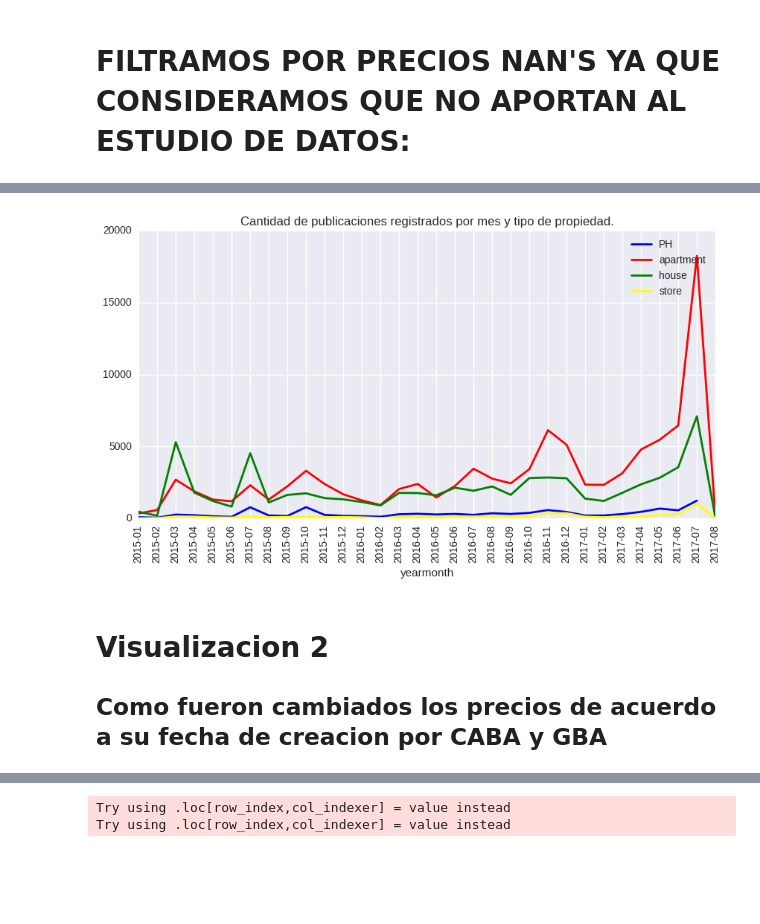
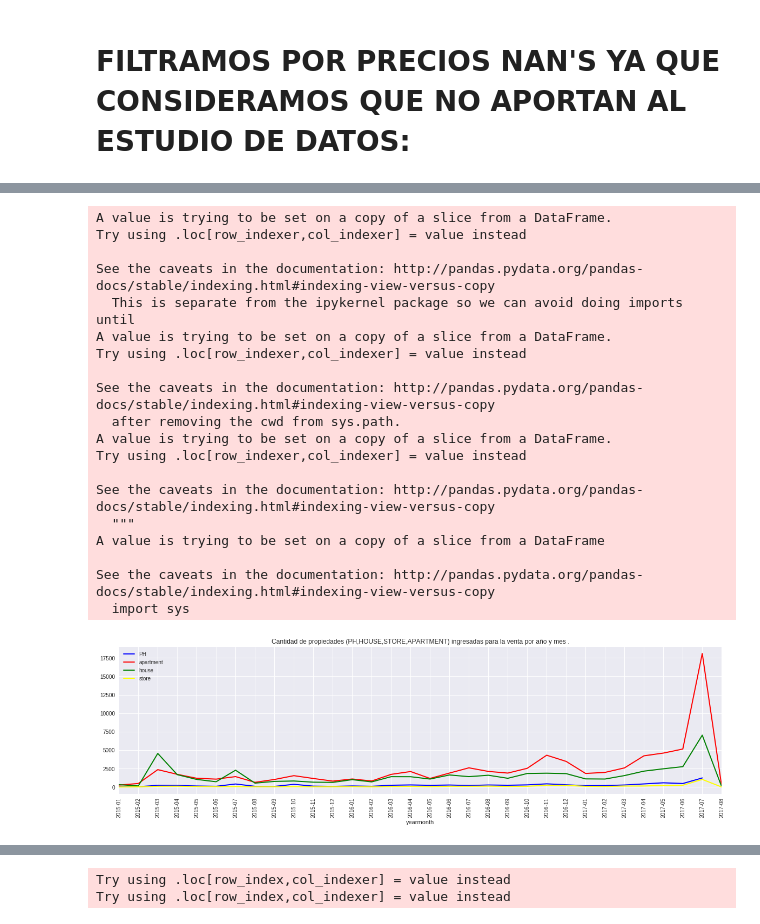
Before and after one commit to ariel55/survivingdata, a Jupyter notebook: TP1_Final.ipynb, the cells around one changed output, grey strips where cells are left out. Cells and saved outputs as stored; diff of their text form; code cells hidden in the pictures; blank space fills up the shorter version.

```diff
--- a/TP1_Final.ipynb
+++ b/TP1_Final.ipynb
@@ -249,0 +267,4 @@ publicacion_Total[:5]
+# %%
+publicacion_Total=publicacion_Total[publicacion_Total['place_name']!='Capital Federal']
+publicacion_Total=publicacion_Total[publicacion_Total['place_name']!='Bs.As. G.B.A. Zona Oeste']
+publicacion_Total
@@ -253,0 +462,8 @@ publicacion_Total[:5]
+# %%
+visualizacion_5=publicacion_Total[['id','created_on','property_type','Year','Month']]
+#borramos los repetidos por id
+visualizacion_5.drop_duplicates(subset=['id'],inplace=True)
+#borramos los nan's en property_type
+visualizacion_5.dropna(subset=['property_type','created_on'],inplace=True)
+#Obtenemos 140627 propiedades a la venta
+visualizacion_5.Year.value_counts()
@@ -254,46 +502,61 @@ publicacion_Total[:5]
 # %%
-#Cantidad total de publicaciones registradas por mes, segun el tipo de propiedad  (PH,apartment,house,store)
+#Cantidad de propiedades que ingresaron a la venta en los ultimos 5 años segun el tipo de propiedad  (PH,apartment,house,store)
 
-visualizacion_1               = publicacion_Total
-visualizacion_1["created_on"] = pd.to_datetime(visualizacion_1.created_on,format="%Y-%m-%d")
-visualizacion_1["yearmonth"]  = visualizacion_1["created_on"].apply(lambda x:x.strftime('%Y-%m'))
-visualizacion_1["cant"]       = visualizacion_1["Year"].apply(lambda x: 1)
+visualizacion_5["created_on"] = pd.to_datetime(visualizacion_5.created_on,format="%Y-%m-%d")
+visualizacion_5["yearmonth"]  = visualizacion_5["created_on"].apply(lambda x:x.strftime('%Y-%m'))
+visualizacion_5["cant"]       = visualizacion_5["Year"].apply(lambda x: 1)
 
-visualizacion_1.dropna(subset=['yearmonth'],inplace=True)
+visualizacion_5.dropna(subset=['yearmonth'],inplace=True)
 
-es2015 = visualizacion_1['Year']==2015
-es2016 = visualizacion_1['Year']==2016
-es2017 = visualizacion_1['Year']==2017
+es2015 = visualizacion_5['Year']==2015
+es2016 = visualizacion_5['Year']==2016
+es2017 = visualizacion_5['Year']==2017
 
-visualizacion_1 = visualizacion_1[ es2015 | es2016 | es2017 ]
+visualizacion_5 = visualizacion_5[ es2015 | es2016 | es2017 ]
 
 plt.figure();
 
-visualizacion_1.loc[visualizacion_1.property_type.str.contains('PH'),\
+visualizacion_5.loc[visualizacion_5.property_type.str.contains('PH'),\
                  ['cant','yearmonth']].groupby('yearmonth').count()\
                  .loc[:,'cant'].plot(color='blue',rot=90,xticks=range(0,32), \
                  linewidth=2,figsize=(10,5),label='PH');
 
-visualizacion_1.loc[visualizacion_1.property_type.str.contains('apartment'),\
+visualizacion_5.loc[visualizacion_5.property_type.str.contains('apartment'),\
                  ['cant','yearmonth']].groupby('yearmonth').count()\
                  .loc[:,'cant'].plot(color='red',rot=90,xticks=range(0,32), \
                  linewidth=2,figsize=(10,5),label='apartment');
-visualizacion_1.loc[visualizacion_1.property_type.str.contains('house'),\
+
+visualizacion_5.loc[visualizacion_5.property_type.str.contains('house'),\
                  ['cant','yearmonth']].groupby('yearmonth').count()\
                  .loc[:,'cant'].plot(color='green',rot=90,xticks=range(0,32), \
-                 linewidth=2,figsize=(10,5),label='house');
-visualizacion_1.loc[visualizacion_1.property_type.str.contains('store'),\
+                 linewidth=2,figsize=(20,5),label='house');
+visualizacion_5.loc[visualizacion_5.property_type.str.contains('store'),\
                  ['cant','yearmonth']].groupby('yearmonth').count()\
                  .loc[:,'cant'].plot(color='yellow',rot=90,xticks=range(0,32), \
-                 linewidth=2,figsize=(10,5),label='store');
+                 linewidth=2,figsize=(20,5),label='store');
 
 
 plt.legend();
-plt.title("Cantidad de publicaciones registrados por mes y tipo de propiedad.");
+plt.title("Cantidad de propiedades (PH,HOUSE,STORE,APARTMENT) ingresadas para la venta por año y mes .");
 plt.show();
 # %% [output]
+A value is trying to be set on a copy of a slice from a DataFrame.
+Try using .loc[row_indexer,col_indexer] = value instead
+
+See the caveats in the documentation: http://pandas.pydata.org/pandas-docs/stable/indexing.html#indexing-view-versus-copy
+  This is separate from the ipykernel package so we can avoid doing imports until
+A value is trying to be set on a copy of a slice from a DataFrame.
+Try using .loc[row_indexer,col_indexer] = value instead
+
+See the caveats in the documentation: http://pandas.pydata.org/pandas-docs/stable/indexing.html#indexing-view-versus-copy
+  after removing the cwd from sys.path.
+A value is trying to be set on a copy of a slice from a DataFrame.
+Try using .loc[row_indexer,col_indexer] = value instead
+
+See the caveats in the documentation: http://pandas.pydata.org/pandas-docs/stable/indexing.html#indexing-view-versus-copy
+  """
+A value is trying to be set on a copy of a slice from a DataFrame
+
+See the caveats in the documentation: http://pandas.pydata.org/pandas-docs/stable/indexing.html#indexing-view-versus-copy
+  import sys
-[figure, old version]
+[figure, new version]
-# %% [markdown]
-# Visualizacion 2
-
-## Como fueron cambiados los precios de acuerdo a su fecha de creacion por CABA y GBA
```
Also changed, not shown: parts of 35 cells of this notebook.
